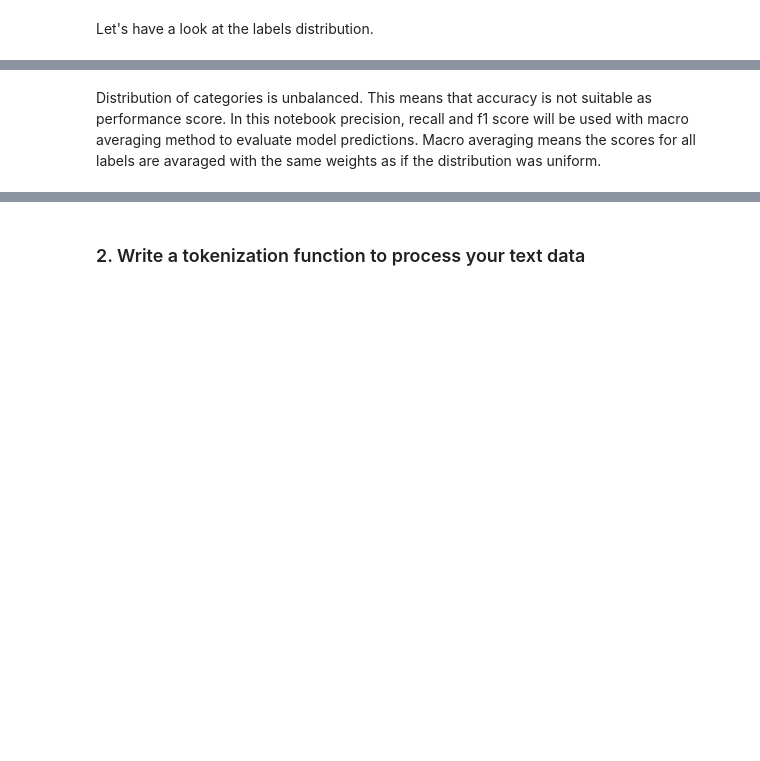
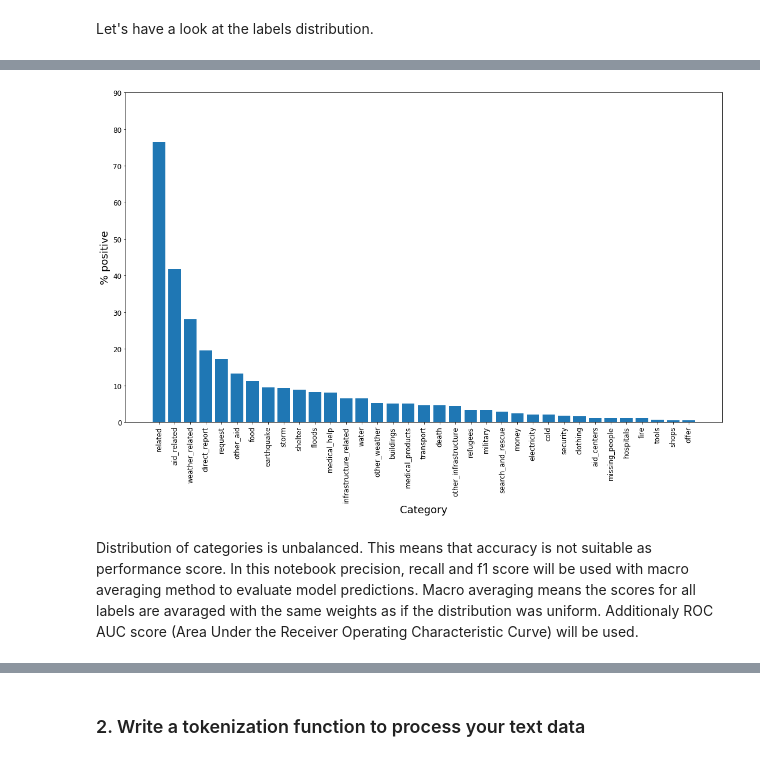
Before and after one commit to v1001/Disaster-Response-Pipeline-, a Jupyter notebook: ML Pipeline Preparation.ipynb, the cells around one changed output, grey strips where cells are left out. Saved outputs shown, nothing was run; the diff lists cells and outputs as text; code cells hidden in the pictures; blank space fills up the shorter version.

```diff
--- a/ML Pipeline Preparation.ipynb
+++ b/ML Pipeline Preparation.ipynb
@@ -57,7 +56,7 @@ import timeit
 # %%
 # load data from database
-engine = create_engine('sqlite:///InsertDatabaseName.db')
-df = pd.read_sql_table('desaster_tweets', engine)
+engine = create_engine('sqlite:///DisasterResponse.db')
+df = pd.read_sql_table('disaster_tweets', engine)
 X = df['message']
 y = df.drop(columns = ['id', 'message', 'original', 'genre'])
 # %% [markdown]
@@ -77,0 +64,4 @@ y.describe(include = 'all')
+# %%
+pd.set_option('display.max_columns', 50)
+df_desc = y.describe(include = 'all')
+df_desc
@@ -78,2 +78,15 @@ y.describe(include = 'all')
+# %%
+df_desc.sort_values(by='mean', axis=1, inplace=True, ascending=False)
+lst = (df_desc.iloc[[1]]).values
+# %%
+plt.bar(x = np.arange(35), height = lst[0]*100)
+plt.ylabel("% positive", fontsize = 18)
+plt.xlabel("Category", fontsize = 18)
+plt.xticks(np.arange(35), df_desc.columns, rotation='vertical', fontsize = 12)
+plt.yticks(np.arange(0,100,10), np.arange(0,100,10), fontsize = 12)
+fig= plt.gcf()
+fig.set_size_inches(18.5, 10.5)
+# %% [output]
+[figure, added]
 # %% [markdown]
-Distribution of categories is unbalanced. This means that accuracy is not suitable as performance score. In this notebook precision, recall and f1 score will be used with macro averaging method to evaluate model predictions. Macro averaging means the scores for all labels are avaraged with the same weights as if the distribution was uniform.
+Distribution of categories is unbalanced. This means that accuracy is not suitable as performance score. In this notebook precision, recall and f1 score will be used with macro averaging method to evaluate model predictions. Macro averaging means the scores for all labels are avaraged with the same weights as if the distribution was uniform. Additionaly ROC AUC score (Area Under the Receiver Operating Characteristic Curve) will be used.
```
Also changed, not shown: parts of 38 cells of this notebook.
